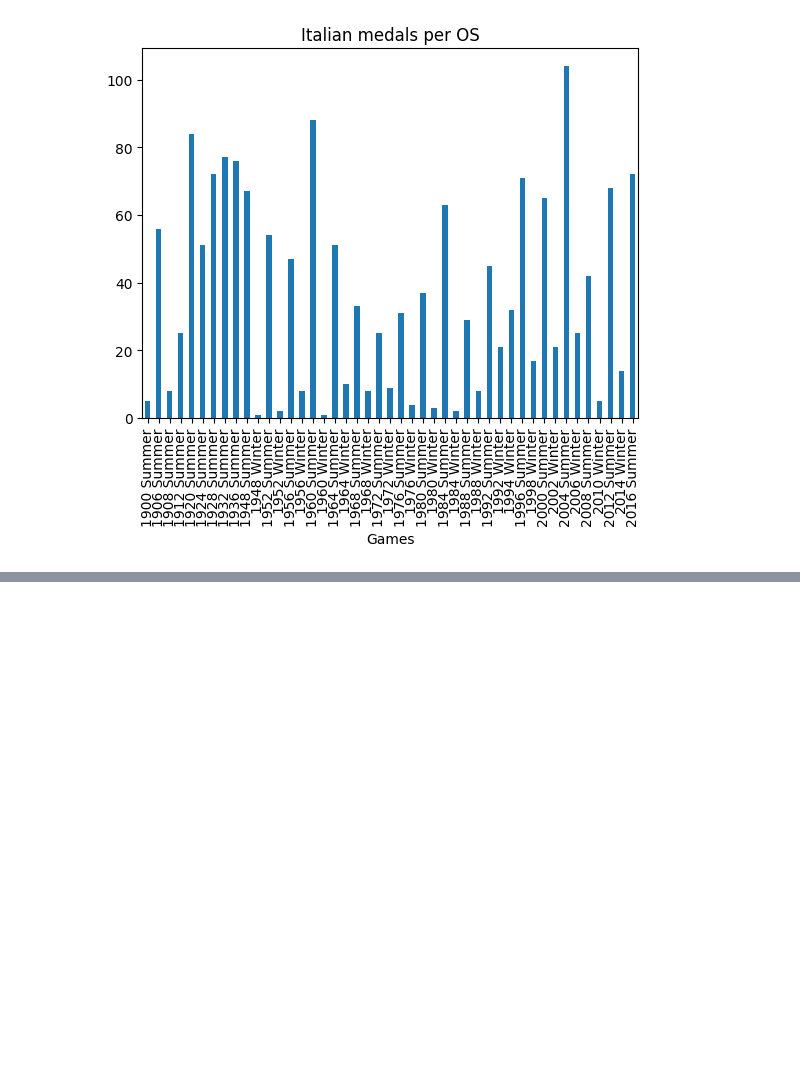
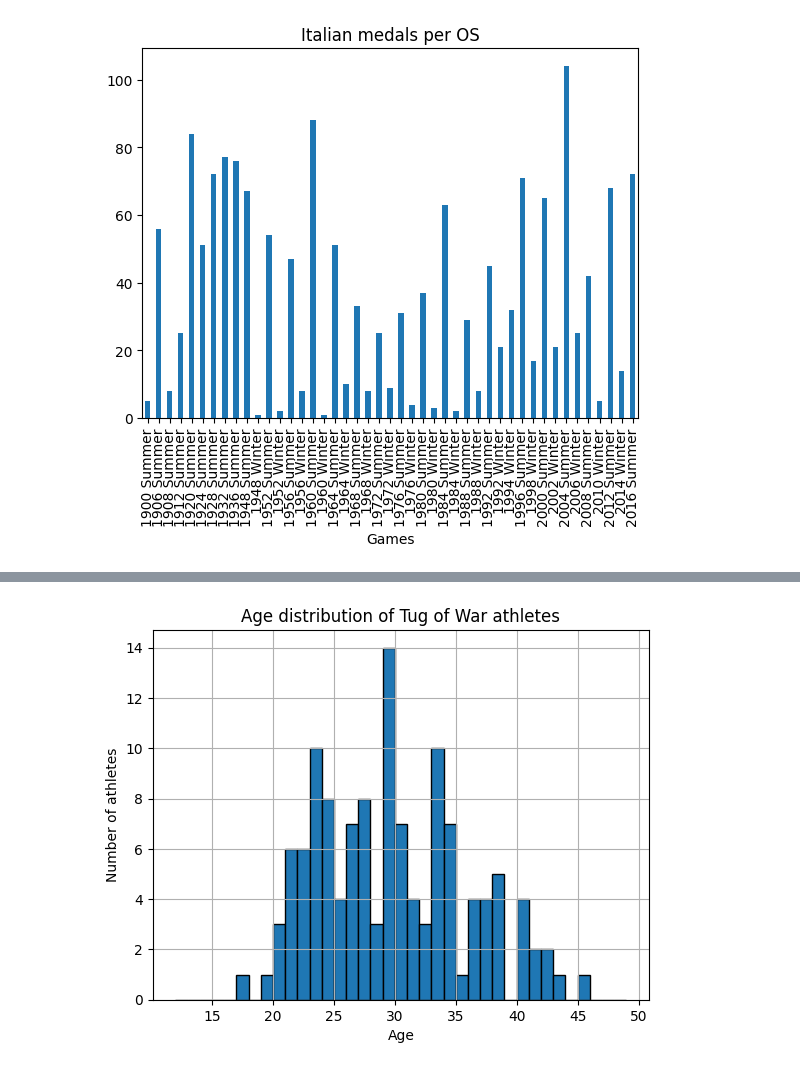
Before and after one commit to Aggisimov/Grupparbete_Italy, a Jupyter notebook: grupparbete.ipynb, the cells around one changed output, grey strips where cells are left out. Cells and saved outputs as stored; diff of their text form; code cells hidden in the pictures; blank space fills up the shorter version.

```diff
--- a/grupparbete.ipynb
+++ b/grupparbete.ipynb
@@ -177,0 +191,14 @@ plt.show()
+# %%
+Age_distribution = df_ToW['Age'][df_ToW['Age']>0]
+Age_distribution.value_counts()
+min = Age_distribution.min()
+max = Age_distribution.max()
+# %%
+
+Age_distribution.hist(bins=range((min - 5), (max + 5), 1), edgecolor='black')
+plt.title("Age distribution of Tug of War athletes")
+plt.xlabel("Age")
+plt.ylabel("Number of athletes")
+plt.show()
+# %% [output]
+[figure, added]
```
Also changed, not shown: parts of 7 cells of this notebook.
